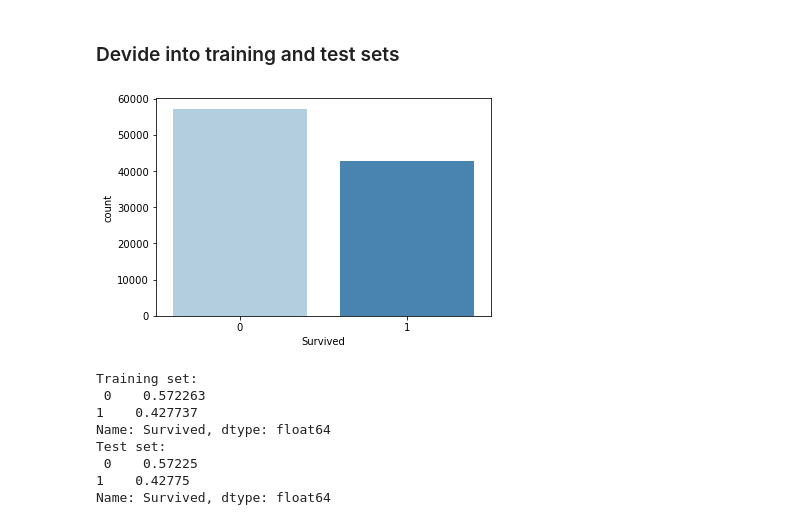
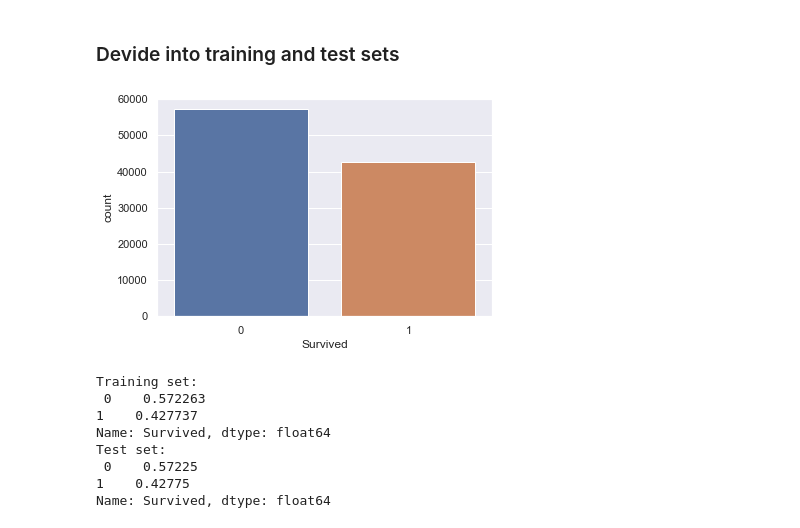
Before and after one commit to carolinemcosta/tech-talk-itech, a Jupyter notebook: tech-talk-v2.ipynb, the cells around one changed output. Drawn from its saved outputs; the diff is of its cells as text; code cells hidden in the pictures.

```diff
--- a/tech-talk-v2.ipynb
+++ b/tech-talk-v2.ipynb
@@ -41,6 +41,7 @@ import matplotlib.pyplot as plt
 
 import shap
 import os
+sns.set_theme(style="darkgrid")
 # %% [markdown]
 ## Exploration
 # %% [markdown]
@@ -82,9 +83,9 @@ titanic.describe()
 # %% [markdown]
 ### Devide into training and test sets
 # %%
-ax = sns.countplot(x="Survived", data=titanic, palette='Blues')
+ax = sns.countplot(x="Survived", data=titanic)
 # %% [output]
-[figure, old version]
+[figure, new version]
 # %%
 # split dataset using StratifiedShuffleSplit to avoid imbalanced train and test sets
 titanic_labels = pd.DataFrame(titanic['Survived']).copy()
```
Also changed, not shown: parts of 11 cells of this notebook.
